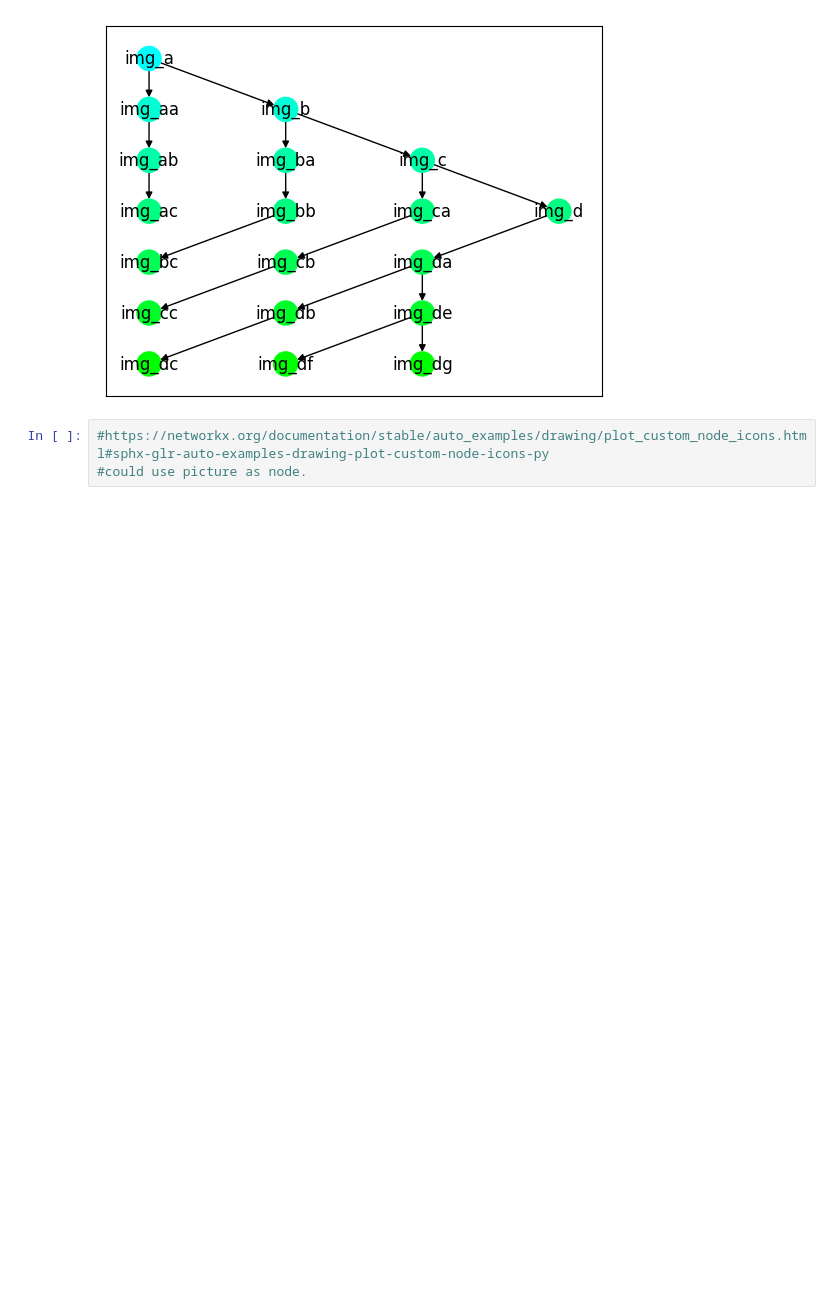
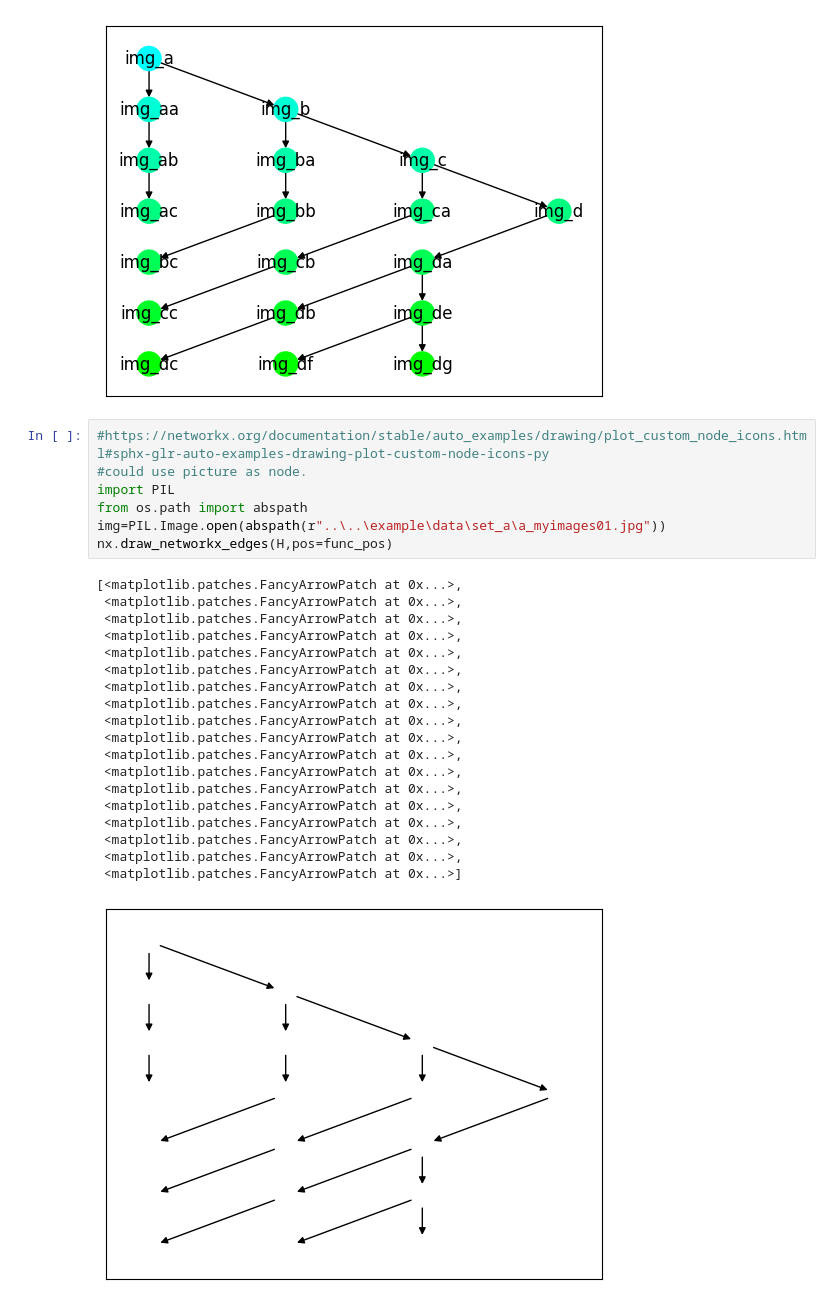
Before and after one commit to jess-garnett/MISalign, a Jupyter notebook: MISalign/model/prototype_relation_viewer.ipynb, the cells around one changed output. Drawn from its saved outputs; the diff is of its cells as text; blank space fills up the shorter version.

Commit message:
image tree prototype working

```diff
--- a/MISalign/model/prototype_relation_viewer.ipynb
+++ b/MISalign/model/prototype_relation_viewer.ipynb
@@ -316,3 +316,27 @@ nx.draw_networkx(H,node_color=colormap,pos=func_pos)
 # %%
 #https://networkx.org/documentation/stable/auto_examples/drawing/plot_custom_node_icons.html#sphx-glr-auto-examples-drawing-plot-custom-node-icons-py
 #could use picture as node.
+import PIL
+from os.path import abspath
+img=PIL.Image.open(abspath(r"..\..\example\data\set_a\a_myimages01.jpg"))
+nx.draw_networkx_edges(H,pos=func_pos)
+# %% [output]
+[<matplotlib.patches.FancyArrowPatch at 0x...>,
+ <matplotlib.patches.FancyArrowPatch at 0x...>,
+ <matplotlib.patches.FancyArrowPatch at 0x...>,
+ <matplotlib.patches.FancyArrowPatch at 0x...>,
+ <matplotlib.patches.FancyArrowPatch at 0x...>,
+ <matplotlib.patches.FancyArrowPatch at 0x...>,
+ <matplotlib.patches.FancyArrowPatch at 0x...>,
+ <matplotlib.patches.FancyArrowPatch at 0x...>,
+ <matplotlib.patches.FancyArrowPatch at 0x...>,
+ <matplotlib.patches.FancyArrowPatch at 0x...>,
+ <matplotlib.patches.FancyArrowPatch at 0x...>,
+ <matplotlib.patches.FancyArrowPatch at 0x...>,
+ <matplotlib.patches.FancyArrowPatch at 0x...>,
+ <matplotlib.patches.FancyArrowPatch at 0x...>,
+ <matplotlib.patches.FancyArrowPatch at 0x...>,
+ <matplotlib.patches.FancyArrowPatch at 0x...>,
+ <matplotlib.patches.FancyArrowPatch at 0x...>,
+ <matplotlib.patches.FancyArrowPatch at 0x...>]
+[figure, added]
```
Also changed, not shown: parts of 3 cells of this notebook.
